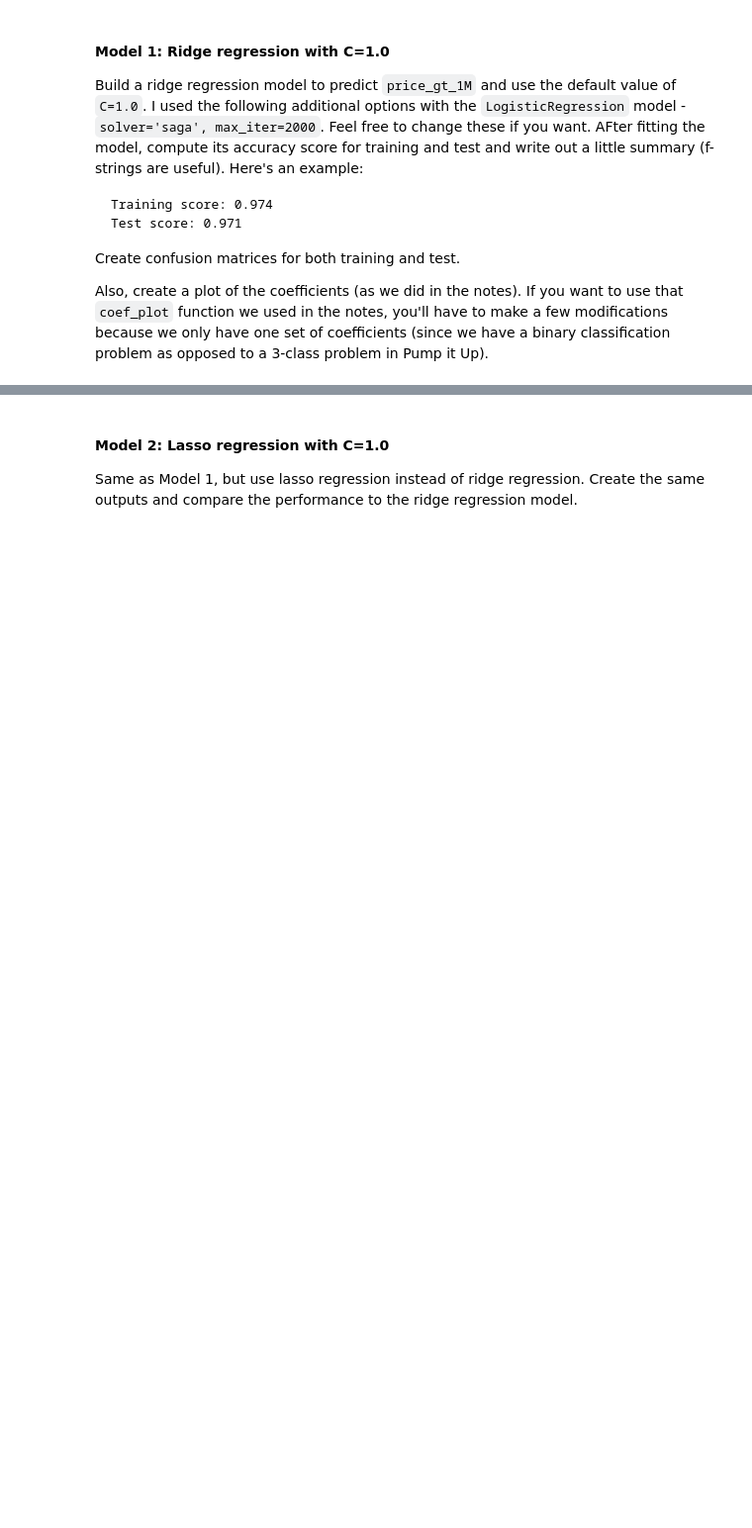
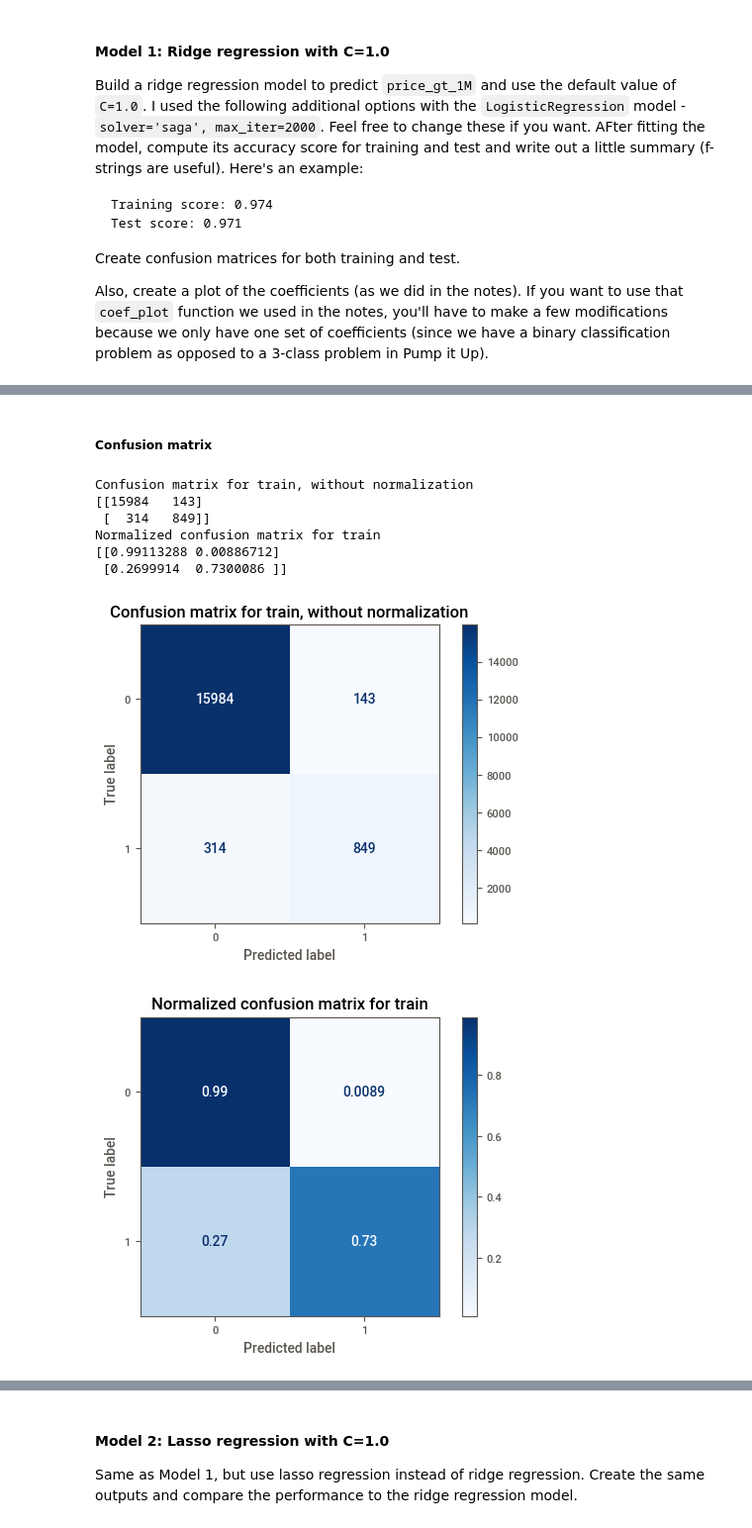
Before and after one commit to dimasmoosa/HW1_KC_HouseSales, a Jupyter notebook: aap_hw1_s22_sklearn.ipynb, the cells around one changed output, grey strips where cells are left out. Shown at 99% size. Drawn from its saved outputs; the diff is of its cells as text; code cells hidden in the pictures; blank space fills up the shorter version.

```diff
--- a/aap_hw1_s22_sklearn.ipynb
+++ b/aap_hw1_s22_sklearn.ipynb
@@ -423,0 +436,6 @@ to make a few modifications because we only have one set of coefficients (since
+# %%
+# creating our logistic regression model with these parameters
+# l2 = ridge... it's the cost function that is "squared" (think l2... ^2)... l2 is the default argument for LogisticRegression class in sklearn
+# C = Inverse of regularization strength; must be a positive float. Like in support vector machines, smaller values specify stronger regularization. C=1.0 is default
+log_model_ridge_c1 = LogisticRegression(penalty='l2', C=1.0, solver='saga', max_iter=2000)
+log_model_ridge_c1
@@ -423,0 +446,4 @@ to make a few modifications because we only have one set of coefficients (since
+# %%
+# creating the pipeline with our ridge regression model (penalty='l2', C=1.0)
+pipeline_log_model_ridge_c1 = Pipeline(steps=[('preprocessor', preprocessor),
+                                             ('classifier', log_model_ridge_c1)])
@@ -423,0 +494,6 @@ to make a few modifications because we only have one set of coefficients (since
+# %%
+# we can now fit the model and score the accuracy of the training and test data
+pipeline_log_model_ridge_c1.fit(X_train, y_train)
+
+print(f"Training score for ridge logistic regression (max_iter=2000, solver='saga', C=1.0): {pipeline_log_model_ridge_c1.score(X_train, y_train):.3f}")
+print(f"Test score for ridge logistic regression (max_iter=2000, solver='saga', C=1.0): {pipeline_log_model_ridge_c1.score(X_test, y_test):.3f}")
@@ -423,0 +507,2 @@ to make a few modifications because we only have one set of coefficients (since
+# %% [markdown]
+##### Confusion matrix
@@ -423,0 +512,32 @@ to make a few modifications because we only have one set of coefficients (since
+# %%
+# creating a function for creating a confusion matrix
+def conf_matrix(pipeline_model, dataset_type, X_data, y_data):
+
+    titles_options = [(f"Confusion matrix for {dataset_type}, without normalization", None),
+                      (f"Normalized confusion matrix for {dataset_type}", 'true')]
+
+    class_names = pipeline_model['classifier'].classes_
+
+    for title, normalize in titles_options:
+        disp = plot_confusion_matrix(pipeline_model, X=X_data, y_true=y_data,
+                                     display_labels=class_names,
+                                     cmap=plt.cm.Blues,
+                                     normalize=normalize)
+        disp.ax_.set_title(title)
+
+        print(title)
+        print(disp.confusion_matrix)
+
+    plt.show()
+# %%
+# call the confusion matrix for the logistic regression pipeline using l2 penalty and c = 1.0
+conf_matrix(pipeline_log_model_ridge_c1, 'train', X_train, y_train)
+# %% [output]
+Confusion matrix for train, without normalization
+[[15984   143]
+ [  314   849]]
+Normalized confusion matrix for train
+[[0.99113288 0.00886712]
+ [0.2699914  0.7300086 ]]
+[figure, added]
+[figure, added]
```
Also changed, not shown: parts of 75 cells of this notebook.
